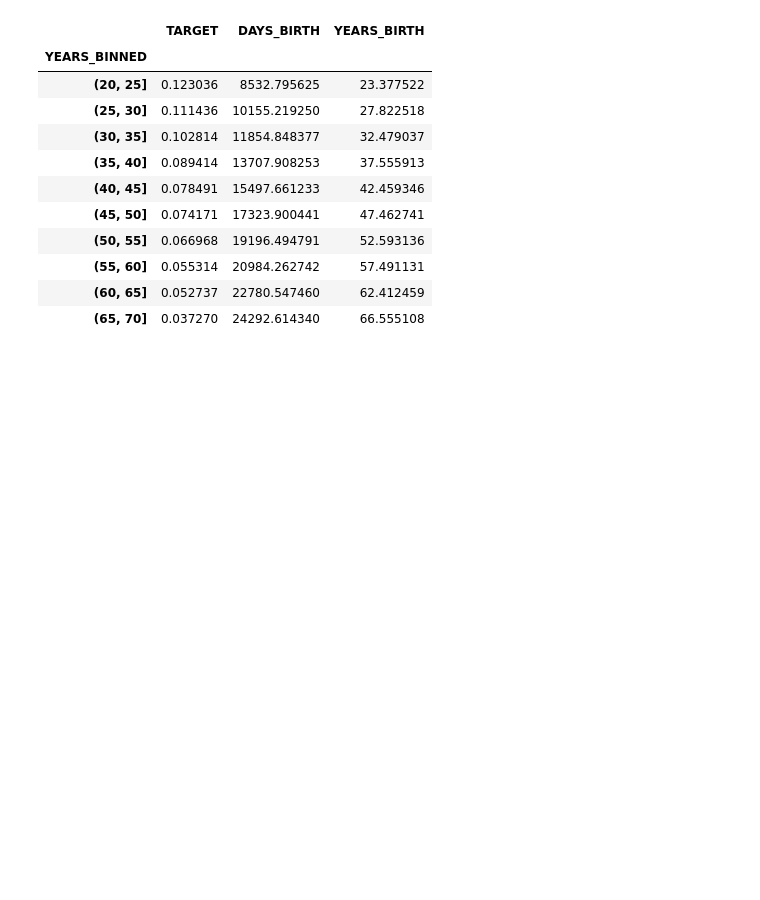
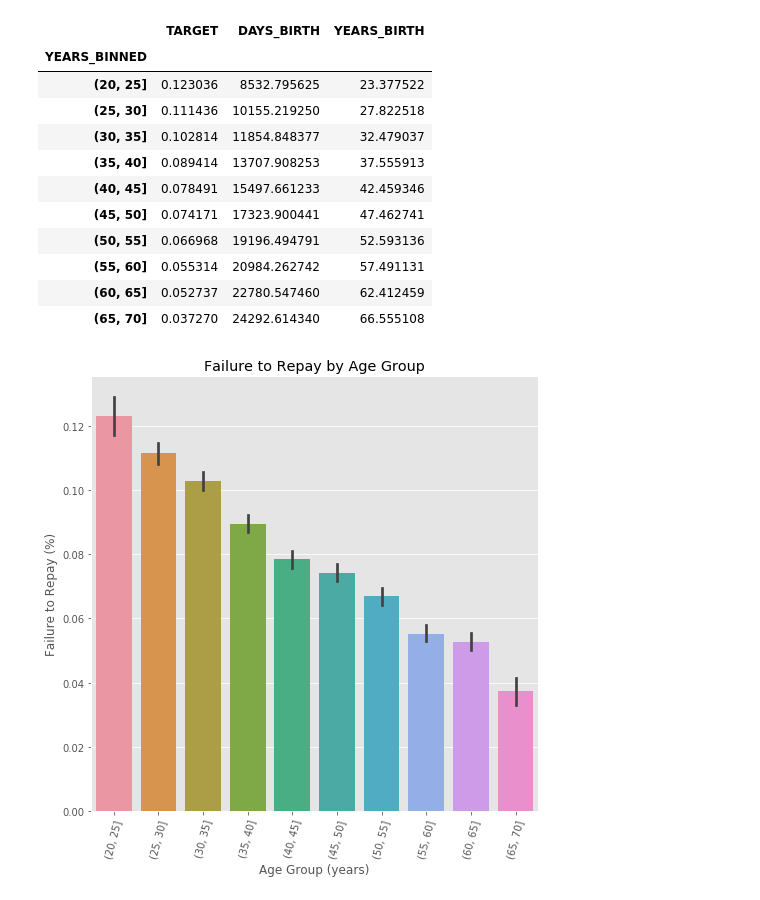
Before and after one commit to chinleock/100Day-ML-Marathon, a Jupyter notebook: D011 - Kernal Density Estimation and Plotting.ipynb, the cells around one changed output. Saved outputs shown, nothing was run; the diff lists cells and outputs as text; code cells hidden in the pictures; blank space fills up the shorter version.

```diff
--- a/D011 - Kernal Density Estimation and Plotting.ipynb
+++ b/D011 - Kernal Density Estimation and Plotting.ipynb
@@ -122,14 +124,16 @@ age_groups
 # %%
 plt.figure(figsize = (8, 8))
 
 # 以年齡區間為 x, target 為 y 繪製 barplot
 """
 Your Code Here
 """
-px =
-py =
+px = age_data['YEARS_BINNED']
+py = age_data['TARGET']
 sns.barplot(px, py)
 
 # Plot labeling
 plt.xticks(rotation = 75); plt.xlabel('Age Group (years)'); plt.ylabel('Failure to Repay (%)')
 plt.title('Failure to Repay by Age Group');
+# %% [output]
+[figure, added]
```
Also changed, not shown: parts of 1 cell of this notebook.
